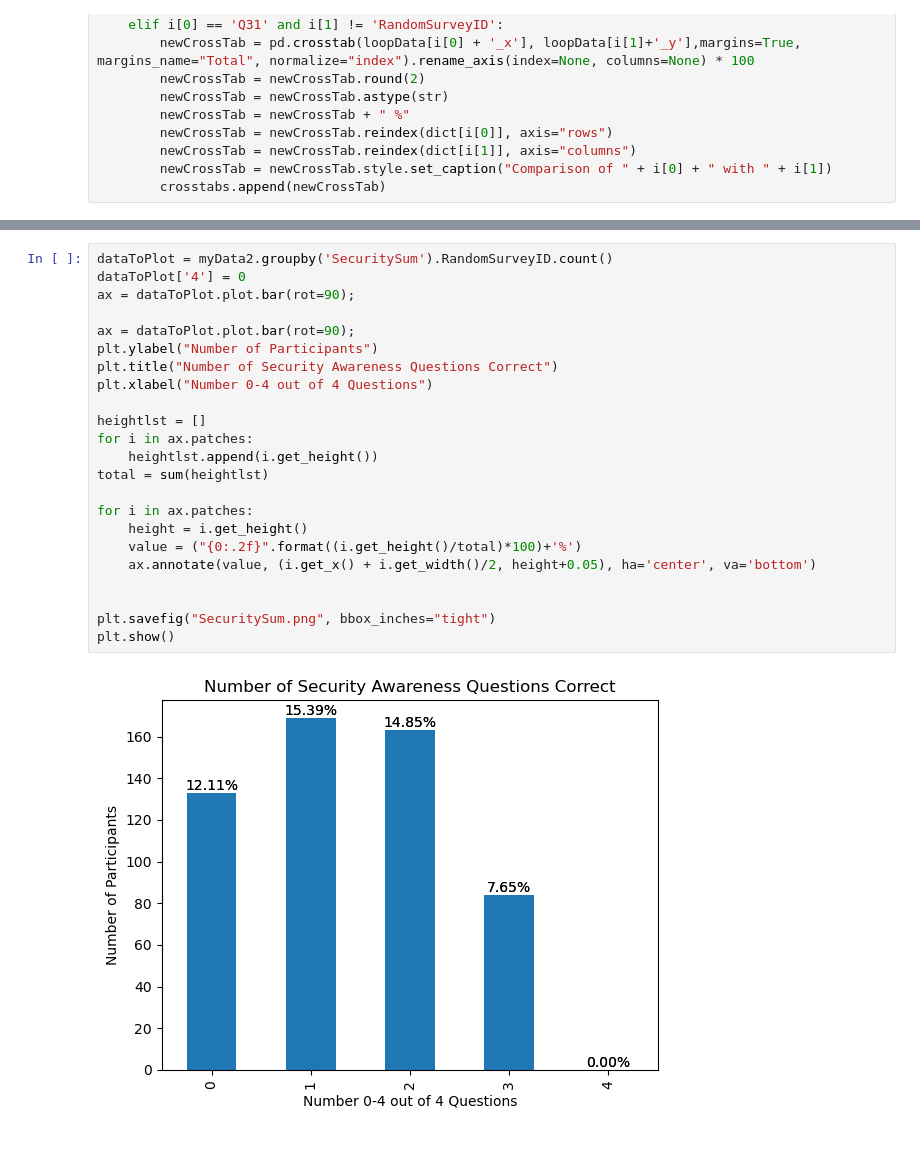
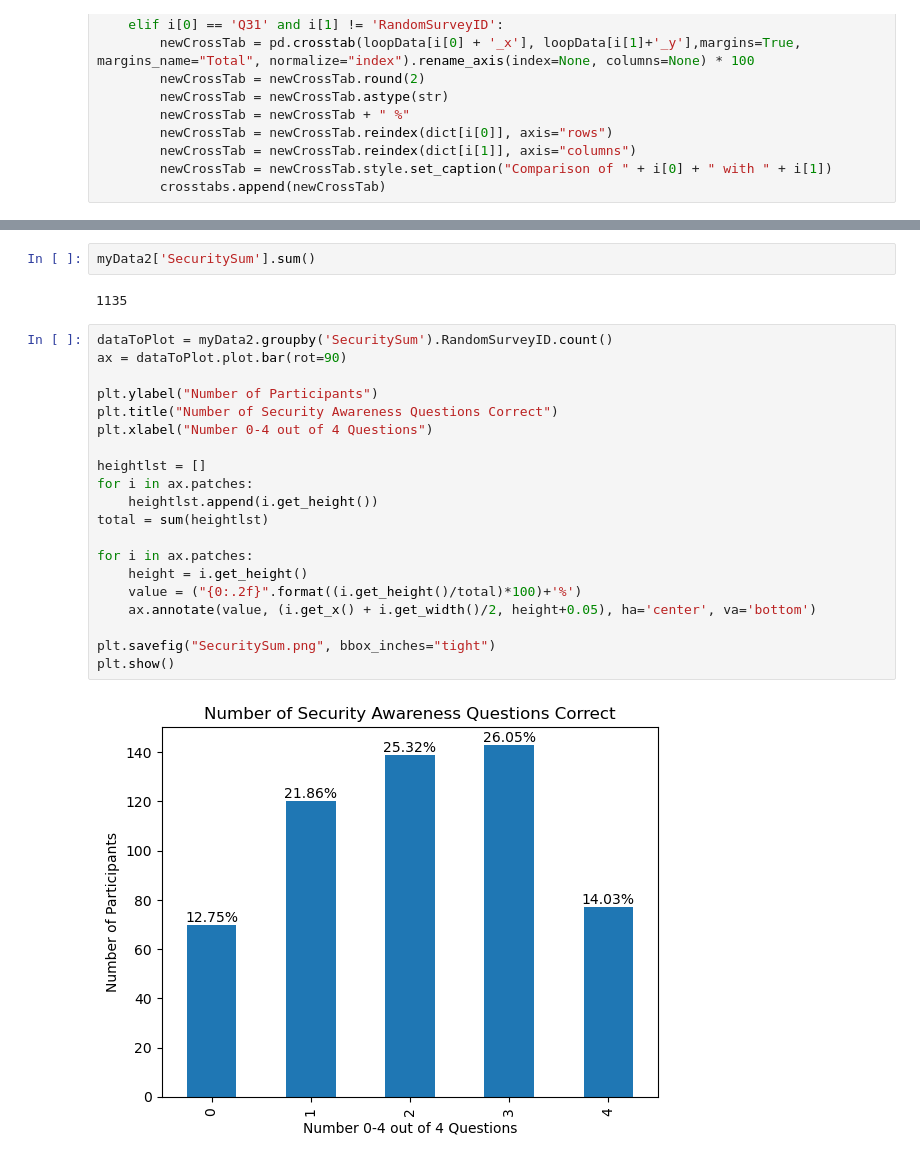
Before and after one commit to jstelnik/MarylandCybersecurityAnalysis, a Jupyter notebook: plots.ipynb, the cells around one changed output, grey strips where cells are left out. Drawn from its saved outputs; the diff is of its cells as text.

Commit message:
updates to data

```diff
--- a/plots.ipynb
+++ b/plots.ipynb
@@ -1254,25 +1207,26 @@ Name: SecuritySum, Length: 549, dtype: int64
+# %%
+myData2['SecuritySum'].sum()
+# %% [output]
+1135
 # %%
 dataToPlot = myData2.groupby('SecuritySum').RandomSurveyID.count()
-dataToPlot['4'] = 0
-ax = dataToPlot.plot.bar(rot=90);
+ax = dataToPlot.plot.bar(rot=90)
 
-ax = dataToPlot.plot.bar(rot=90);
 plt.ylabel("Number of Participants")
 plt.title("Number of Security Awareness Questions Correct")
 plt.xlabel("Number 0-4 out of 4 Questions")
 
 heightlst = []
 for i in ax.patches:
     heightlst.append(i.get_height())
 total = sum(heightlst)
 
 for i in ax.patches:
     height = i.get_height()
     value = ("{0:.2f}".format((i.get_height()/total)*100)+'%')
     ax.annotate(value, (i.get_x() + i.get_width()/2, height+0.05), ha='center', va='bottom')
 
-
 plt.savefig("SecuritySum.png", bbox_inches="tight")
 plt.show()
 # %% [output]
-[figure, old version]
+[figure, new version]
```
Also changed, not shown: parts of 8 cells of this notebook, 11 other files.
